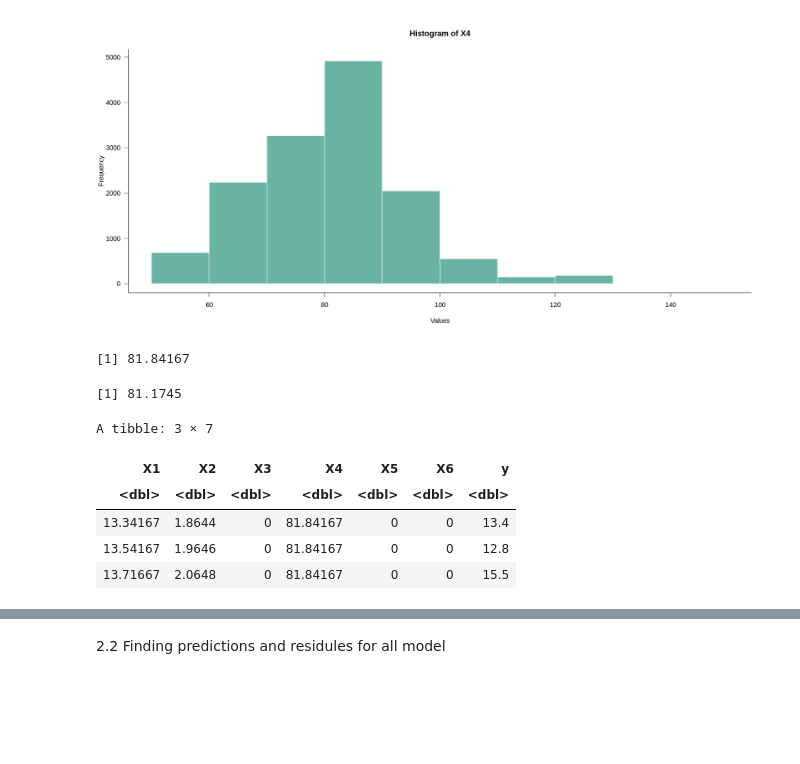
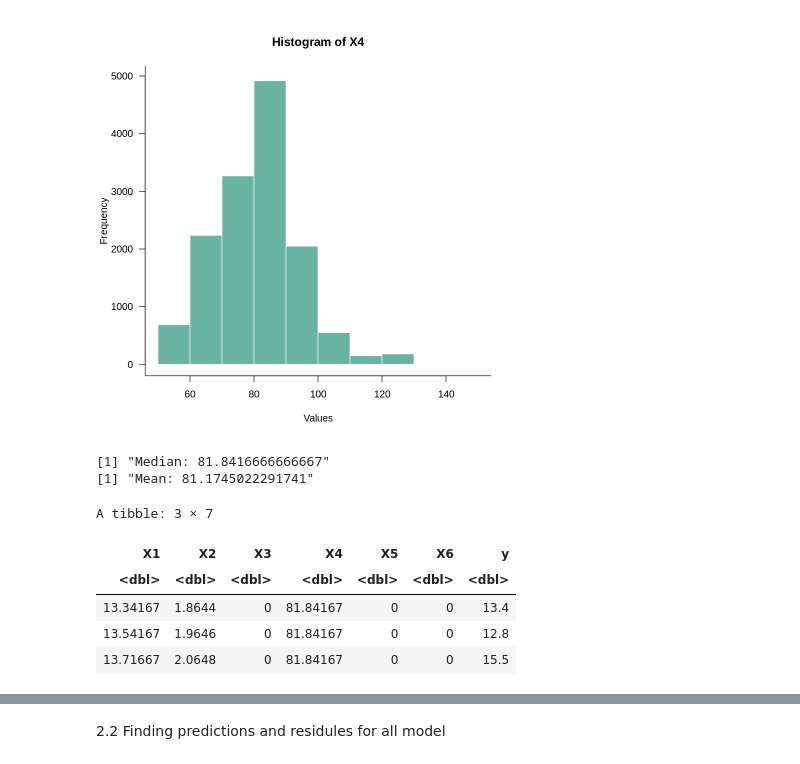
Before and after one commit to Rbimochan/Modeling-blood-glucose-, a Jupyter notebook: R-code/FINAL-Project.ipynb, the cells around one changed output, grey strips where cells are left out. Saved outputs shown, nothing was run; the diff lists cells and outputs as text; code cells hidden in the pictures; blank space fills up the shorter version.

```diff
--- a/R-code/FINAL-Project.ipynb
+++ b/R-code/FINAL-Project.ipynb
@@ -3,7 +3,6 @@
 # 1. Install and Load Required Libraries
 # ==========================================
 
-# Function to check, install, and load packages automatically
 ensure_loaded <- function(pkg) {
   if (!require(pkg, character.only = TRUE)) {
     install.packages(pkg)
@@ -11,39 +10,31 @@ ensure_loaded <- function(pkg) {
   }
 }
 
-# Load tidyverse (contains read_csv) and other requested packages
 ensure_loaded("tidyverse")
 ensure_loaded("matlib")
 ensure_loaded("rsample")
-
-
 
 # ==========================================
 # 2. Data Loading and Processing
 # ==========================================
 
-# Define the URL
 data_url <- "https://raw.githubusercontent.com/Rbimochan/Modeling-blood-glucose-/main/R-code/blood_glucose.csv"
 
-# Read the CSV file
-# We use readr::read_csv to be explicit, but read_csv() works if tidyverse is loaded
+# Load data into 'da'
 da <- readr::read_csv(data_url)
 
-# Rename the 7th column to "bg1"
-# We use dplyr::rename to be explicit
-data_main <- data_main %>%
-  dplyr::rename(bg1 = 7)
+# Rename the 7th column to "bg1" inside 'da'
+da <- da %>%
+  dplyr::rename(bg1 = names(.)[7])
 
 # ==========================================
 # 3. Initial Check
 # ==========================================
 
-# Verify the column names
 print("Column names after renaming:")
-print(names(data_main))
+print(names(da))
 
-# Preview the data
-print(head(data_main))
+print(head(da))
 # %% [output]
 Rows: 21919 Columns: 7
 ── Column specification ────────────────────────────────────────────────────────
@@ -117,34 +103,49 @@ colSums(is.na(da))
 # %%
-# Improved Base R Histogram for X4
+# --- Histogram Visualization for X4 ---
+
+# Calculate dynamic y-axis limit with 10% headroom for better label visibility
+counts <- table(cut(da$X4, breaks = 10))
+y_limit <- c(0, max(counts) * 1.1)
+
+# Create the histogram with enhanced styling
 hist(da$X4,
      main = "Histogram of X4",
      xlab = "Values",
      ylab = "Frequency",
-     col = "#69b3a2",      # A softer, more modern teal color
-     border = "white",     # White borders look cleaner than black
+     col = "#69b3a2",      # Modern teal color
+     border = "white",     # Cleaner white borders
      breaks = 10,
-     las = 1,              # Rotates y-axis labels to be horizontal (easier to read)
-     ylim = c(0, max(table(cut(da$X4, breaks=10))) * 1.1) # Add headroom for labels
+     ylim = y_limit,       # Apply dynamic y-limits
+     las = 1               # Horizontal y-axis labels
 )
 
-# Add a box around the plot area only (optional)
+# Cosmetic: Add an L-shaped box around the plot area
 box(bty = "l")
 # %% [output]
-[figure, old version]
+[figure, new version]
 # %%
-# 1. Calculate statistics for X4
-median(da$X4, na.rm = TRUE)
-mean(da$X4, na.rm = TRUE)
+# --- Missing Value Imputation for X4 ---
 
-# 2. Fill missing values with median
-da$X4[is.na(da$X4)] <- median(da$X4, na.rm = TRUE)
+# 1. Calculate and store descriptive statistics
+# We store the median to avoid recalculating it during imputation
+median_x4 <- median(da$X4, na.rm = TRUE)
+mean_x4   <- mean(da$X4, na.rm = TRUE)
 
-# 3. Preview
+# Display statistics for verification
+print(paste("Median:", median_x4))
+print(paste("Mean:", mean_x4))
+
+# 2. Impute missing values
+# Replace all NA entries in X4 with the calculated median
+da$X4[is.na(da$X4)] <- median_x4
+
+# 3. Verify Data Integrity
+# Preview the first few rows to ensure data structure is maintained
 head(da, 3)
 # %% [output]
-[1] 81.84167
+[1] "Median: 81.8416666666667"
+[1] "Mean: 81.1745022291741"
-[1] 81.1745
+A tibble: 3 × 7
-A tibble: 3 × 7
 | X1 | X2 | X3 | X4 | X5 | X6 | y |
 | <dbl> | <dbl> | <dbl> | <dbl> | <dbl> | <dbl> | <dbl> |
 | 13.34167 | 1.8644 | 0 | 81.84167 | 0 | 0 | 13.4 |
```
Also changed, not shown: parts of 24 cells of this notebook, 1 other file.
